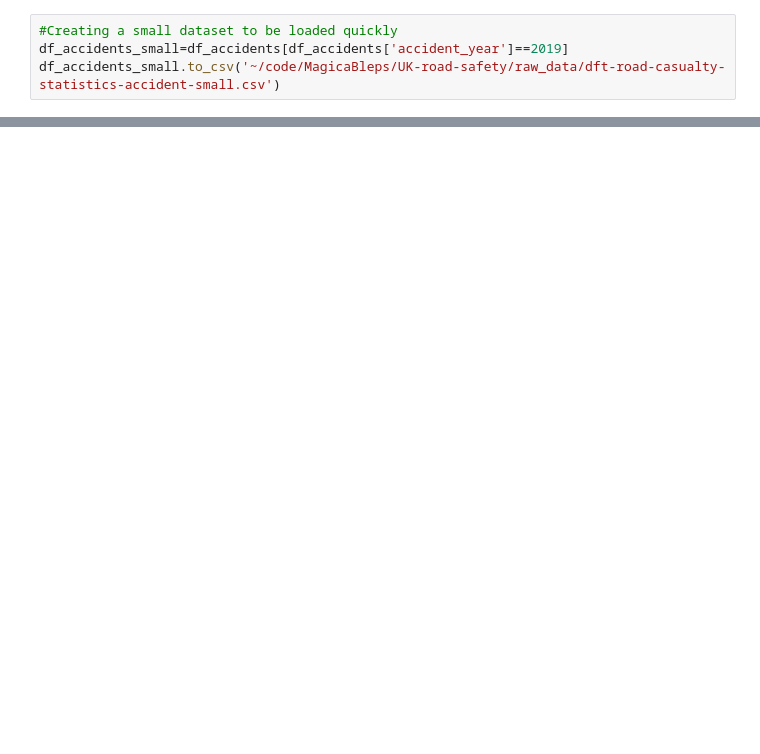
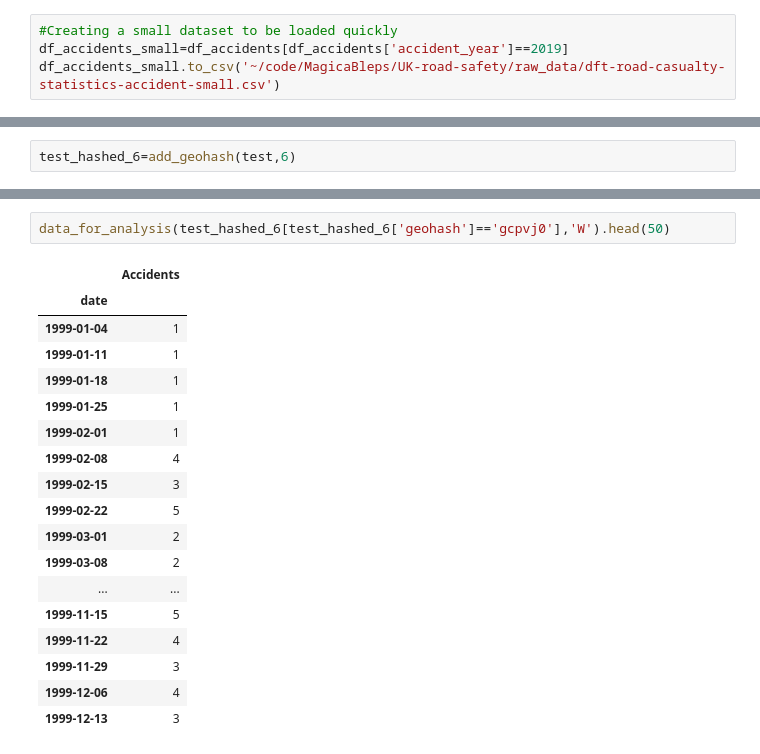
Before and after one commit to MagicaBleps/UK-road-safety, a Jupyter notebook: notebooks/Eleonora.ipynb, the cells around one changed output, grey strips where cells are left out. Drawn from its saved outputs; the diff is of its cells as text; blank space fills up the shorter version.

```diff
--- a/notebooks/Eleonora.ipynb
+++ b/notebooks/Eleonora.ipynb
@@ -37,0 +195,2 @@ df_accidents_small.to_csv('~/code/MagicaBleps/UK-road-safety/raw_data/dft-road-c
+# %%
+test_hashed_6=add_geohash(test,6)
@@ -37,0 +221,21 @@ df_accidents_small.to_csv('~/code/MagicaBleps/UK-road-safety/raw_data/dft-road-c
+# %%
+data_for_analysis(test_hashed_6[test_hashed_6['geohash']=='gcpvj0'],'W').head(50)
+# %% [output]
+|  | Accidents |
+| date |  |
+| 1999-01-04 | 1 |
+| 1999-01-11 | 1 |
+| 1999-01-18 | 1 |
+| 1999-01-25 | 1 |
+| 1999-02-01 | 1 |
+| 1999-02-08 | 4 |
+| 1999-02-15 | 3 |
+| 1999-02-22 | 5 |
+| 1999-03-01 | 2 |
+| 1999-03-08 | 2 |
+| ... | ... |
+| 1999-11-15 | 5 |
+| 1999-11-22 | 4 |
+| 1999-11-29 | 3 |
+| 1999-12-06 | 4 |
+| 1999-12-13 | 3 |
```
Also changed, not shown: parts of 17 cells of this notebook, 5 other files.
